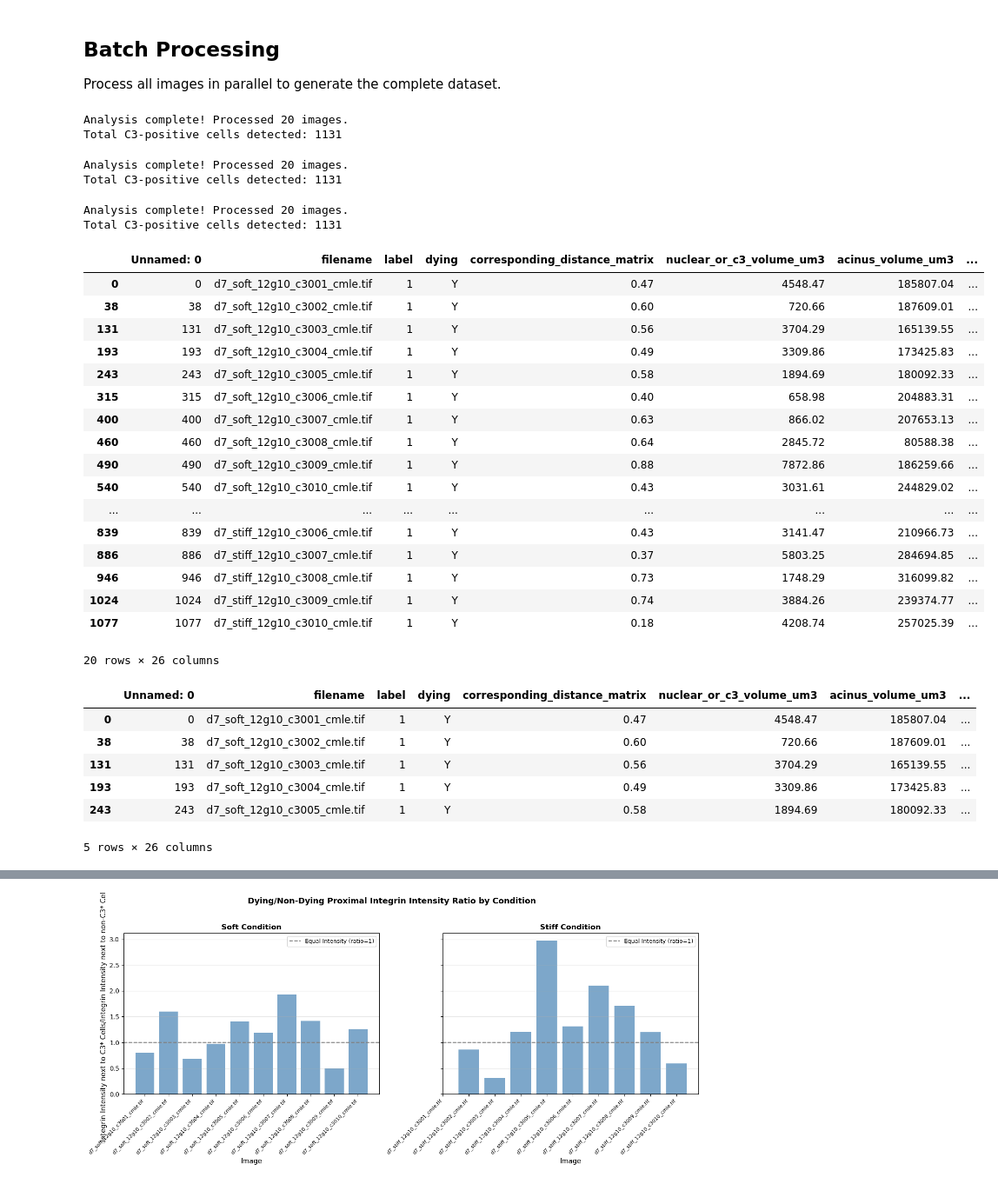
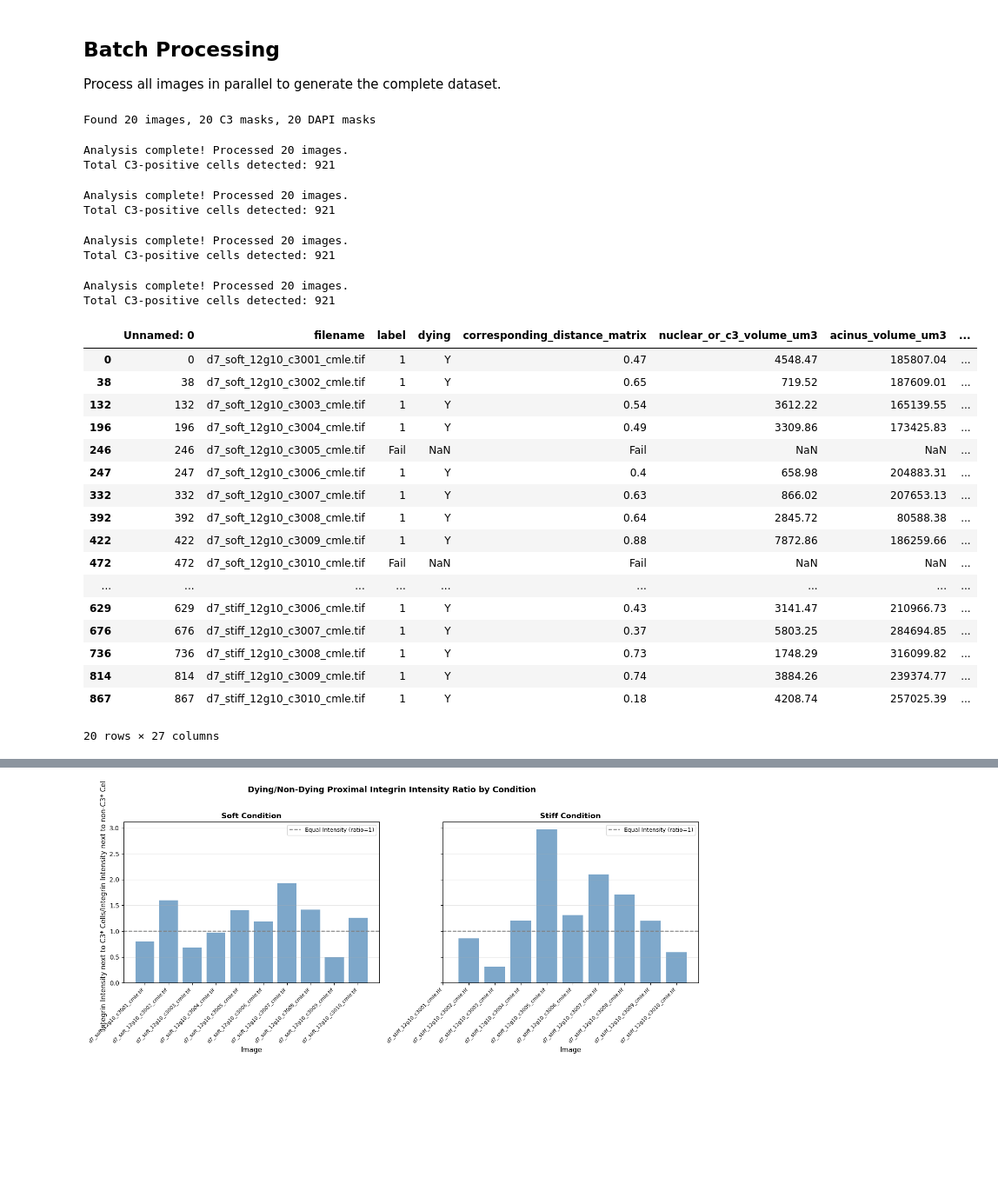
Before and after one commit to isobelth/image_quantification, a Jupyter notebook: Apoptosis_Analysis/c3_inntegrin_proximity_analysis.ipynb, the cells around one changed output, grey strips where cells are left out. Shown at 87% size. Drawn from its saved outputs; the diff is of its cells as text; code cells hidden in the pictures; blank space fills up the shorter version.

```diff
--- a/Apoptosis_Analysis/c3_inntegrin_proximity_analysis.ipynb
+++ b/Apoptosis_Analysis/c3_inntegrin_proximity_analysis.ipynb
@@ -567,5 +562,17 @@ dapi_root = root + "\\combined_binary_dapi"
+# %%
+root = r"E:\Fabianna_N2_Images\integrin_analysis"
+image_root = root + "\\tif"
+c3_root = root + "\\combined_binary_c3"
+dapi_root = root + "\\combined_binary_dapi"
+image_paths = list(pathlib.Path(image_root).glob("**/*.tif"))
+c3_paths = list(pathlib.Path(c3_root).glob("**/*.tif"))
+dapi_paths = list(pathlib.Path(dapi_root).glob("**/*.tif"))
+
+print(f"Found {len(image_paths)} images, {len(c3_paths)} C3 masks, {len(dapi_paths)} DAPI masks")
+# %% [output]
+Found 20 images, 20 C3 masks, 20 DAPI masks
 # %%
-for search_radius in [2, 5, 10]:
+for search_radius in [1,2,3,4]:
 
     # Process all images in parallel
     with tqdm_joblib(tqdm(desc="Image Analysis", total=len(image_paths))) as progress_bar:
@@ -581,41 +588,33 @@ for search_radius in [2, 5, 10]:
     print(f"Total C3-positive cells detected: {results_df[results_df['label'] != 'no_c3'].shape[0]}")
 # %% [output]
 Analysis complete! Processed 20 images.
-Total C3-positive cells detected: 1131
+Total C3-positive cells detected: 921
 Analysis complete! Processed 20 images.
-Total C3-positive cells detected: 1131
+Total C3-positive cells detected: 921
 Analysis complete! Processed 20 images.
-Total C3-positive cells detected: 1131
+Total C3-positive cells detected: 921
+Analysis complete! Processed 20 images.
+Total C3-positive cells detected: 921
 # %%
-results = pd.read_csv("fabianna_integrin_analysis_search_radius_5um.csv")
+results = pd.read_csv("fabianna_integrin_analysis_search_radius_1um.csv")
 test = results.drop_duplicates(subset=['filename'], inplace=False)
 test
 # %% [output]
 |  | Unnamed: 0 | filename | label | dying | corresponding_distance_matrix | nuclear_or_c3_volume_um3 | acinus_volume_um3 | ... |
 | 0 | 0 | d7_soft_12g10_c3001_cmle.tif | 1 | Y | 0.47 | 4548.47 | 185807.04 | ... |
-| 38 | 38 | d7_soft_12g10_c3002_cmle.tif | 1 | Y | 0.60 | 720.66 | 187609.01 | ... |
-| 131 | 131 | d7_soft_12g10_c3003_cmle.tif | 1 | Y | 0.56 | 3704.29 | 165139.55 | ... |
-| 193 | 193 | d7_soft_12g10_c3004_cmle.tif | 1 | Y | 0.49 | 3309.86 | 173425.83 | ... |
-| 243 | 243 | d7_soft_12g10_c3005_cmle.tif | 1 | Y | 0.58 | 1894.69 | 180092.33 | ... |
-| 315 | 315 | d7_soft_12g10_c3006_cmle.tif | 1 | Y | 0.40 | 658.98 | 204883.31 | ... |
-| 400 | 400 | d7_soft_12g10_c3007_cmle.tif | 1 | Y | 0.63 | 866.02 | 207653.13 | ... |
-| 460 | 460 | d7_soft_12g10_c3008_cmle.tif | 1 | Y | 0.64 | 2845.72 | 80588.38 | ... |
-| 490 | 490 | d7_soft_12g10_c3009_cmle.tif | 1 | Y | 0.88 | 7872.86 | 186259.66 | ... |
-| 540 | 540 | d7_soft_12g10_c3010_cmle.tif | 1 | Y | 0.43 | 3031.61 | 244829.02 | ... |
+| 38 | 38 | d7_soft_12g10_c3002_cmle.tif | 1 | Y | 0.65 | 719.52 | 187609.01 | ... |
+| 132 | 132 | d7_soft_12g10_c3003_cmle.tif | 1 | Y | 0.54 | 3612.22 | 165139.55 | ... |
+| 196 | 196 | d7_soft_12g10_c3004_cmle.tif | 1 | Y | 0.49 | 3309.86 | 173425.83 | ... |
+| 246 | 246 | d7_soft_12g10_c3005_cmle.tif | Fail | NaN | Fail | NaN | NaN | ... |
+| 247 | 247 | d7_soft_12g10_c3006_cmle.tif | 1 | Y | 0.4 | 658.98 | 204883.31 | ... |
+| 332 | 332 | d7_soft_12g10_c3007_cmle.tif | 1 | Y | 0.63 | 866.02 | 207653.13 | ... |
+| 392 | 392 | d7_soft_12g10_c3008_cmle.tif | 1 | Y | 0.64 | 2845.72 | 80588.38 | ... |
+| 422 | 422 | d7_soft_12g10_c3009_cmle.tif | 1 | Y | 0.88 | 7872.86 | 186259.66 | ... |
+| 472 | 472 | d7_soft_12g10_c3010_cmle.tif | Fail | NaN | Fail | NaN | NaN | ... |
 | ... | ... | ... | ... | ... | ... | ... | ... | ... |
-| 839 | 839 | d7_stiff_12g10_c3006_cmle.tif | 1 | Y | 0.43 | 3141.47 | 210966.73 | ... |
-| 886 | 886 | d7_stiff_12g10_c3007_cmle.tif | 1 | Y | 0.37 | 5803.25 | 284694.85 | ... |
-| 946 | 946 | d7_stiff_12g10_c3008_cmle.tif | 1 | Y | 0.73 | 1748.29 | 316099.82 | ... |
-| 1024 | 1024 | d7_stiff_12g10_c3009_cmle.tif | 1 | Y | 0.74 | 3884.26 | 239374.77 | ... |
-| 1077 | 1077 | d7_stiff_12g10_c3010_cmle.tif | 1 | Y | 0.18 | 4208.74 | 257025.39 | ... |
+| 629 | 629 | d7_stiff_12g10_c3006_cmle.tif | 1 | Y | 0.43 | 3141.47 | 210966.73 | ... |
+| 676 | 676 | d7_stiff_12g10_c3007_cmle.tif | 1 | Y | 0.37 | 5803.25 | 284694.85 | ... |
+| 736 | 736 | d7_stiff_12g10_c3008_cmle.tif | 1 | Y | 0.73 | 1748.29 | 316099.82 | ... |
+| 814 | 814 | d7_stiff_12g10_c3009_cmle.tif | 1 | Y | 0.74 | 3884.26 | 239374.77 | ... |
+| 867 | 867 | d7_stiff_12g10_c3010_cmle.tif | 1 | Y | 0.18 | 4208.74 | 257025.39 | ... |
-20 rows × 26 columns
+20 rows × 27 columns
-# %%
-test.head()
-# %% [output]
-|  | Unnamed: 0 | filename | label | dying | corresponding_distance_matrix | nuclear_or_c3_volume_um3 | acinus_volume_um3 | ... |
-| 0 | 0 | d7_soft_12g10_c3001_cmle.tif | 1 | Y | 0.47 | 4548.47 | 185807.04 | ... |
-| 38 | 38 | d7_soft_12g10_c3002_cmle.tif | 1 | Y | 0.60 | 720.66 | 187609.01 | ... |
-| 131 | 131 | d7_soft_12g10_c3003_cmle.tif | 1 | Y | 0.56 | 3704.29 | 165139.55 | ... |
-| 193 | 193 | d7_soft_12g10_c3004_cmle.tif | 1 | Y | 0.49 | 3309.86 | 173425.83 | ... |
-| 243 | 243 | d7_soft_12g10_c3005_cmle.tif | 1 | Y | 0.58 | 1894.69 | 180092.33 | ... |
-5 rows × 26 columns
```
Also changed, not shown: parts of 4 cells of this notebook.
